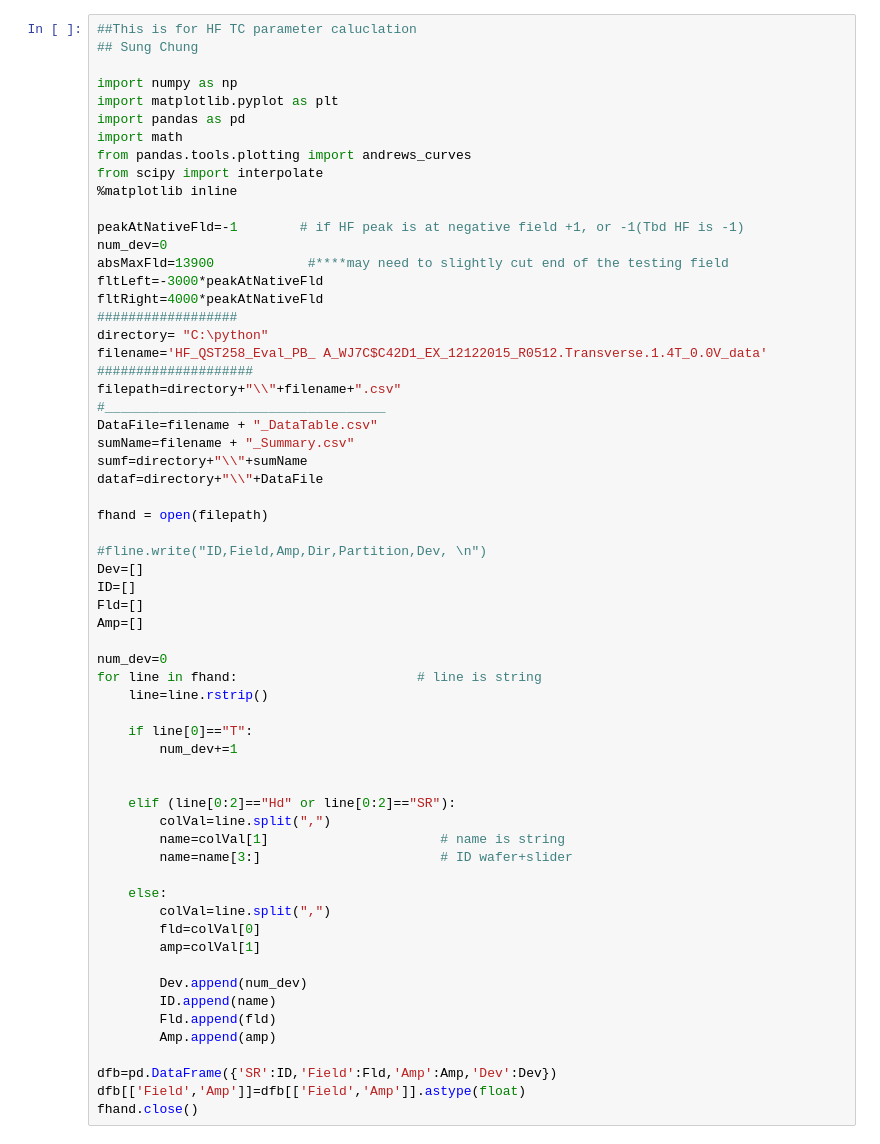
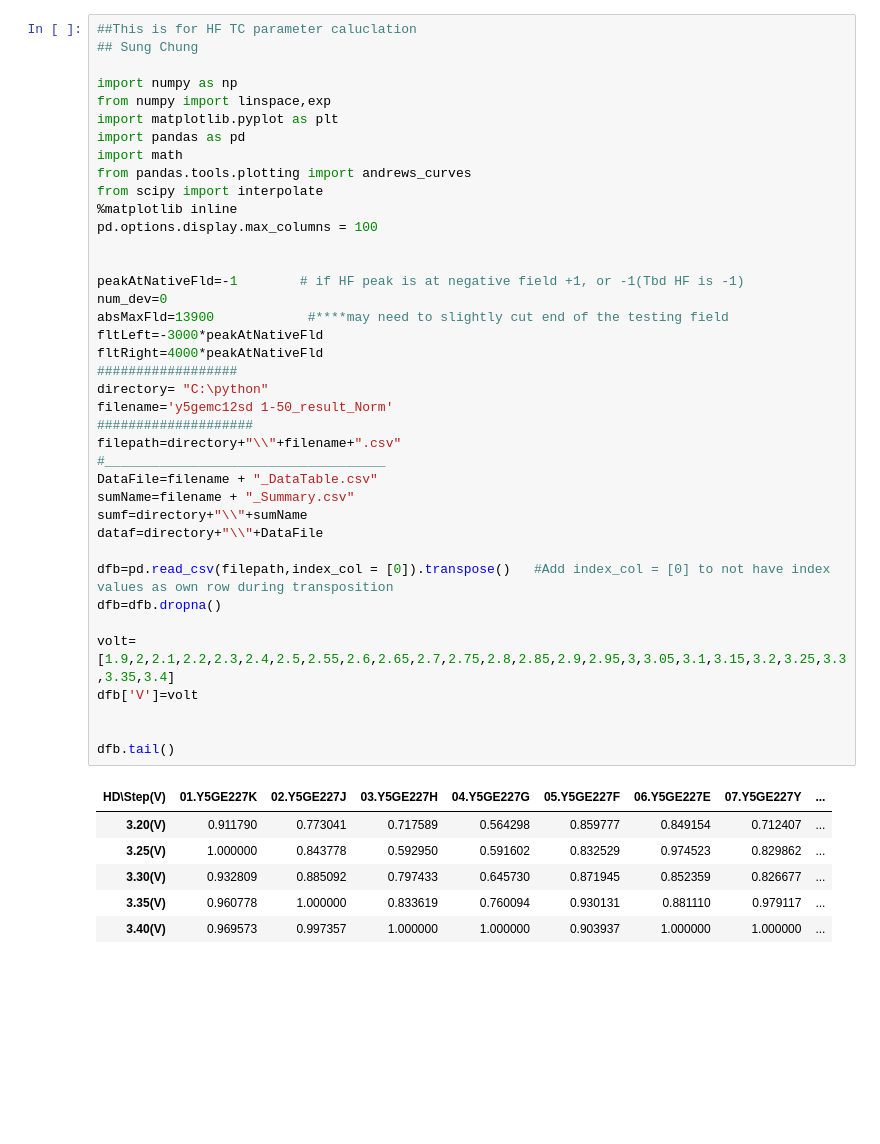
Before and after one commit to sung408/TbD_Normalized_Data_Fitting, a Jupyter notebook: TbD_Fitting.ipynb, the cells around one changed output. Cells and saved outputs as stored; diff of their text form; blank space fills up the shorter version.

```diff
--- a/TbD_Fitting.ipynb
+++ b/TbD_Fitting.ipynb
@@ -1,62 +1,46 @@
 # %%
 ##This is for HF TC parameter caluclation
 ## Sung Chung
 
 import numpy as np
+from numpy import linspace,exp
 import matplotlib.pyplot as plt
 import pandas as pd
 import math
 from pandas.tools.plotting import andrews_curves
 from scipy import interpolate
 %matplotlib inline
+pd.options.display.max_columns = 100
+
 
 peakAtNativeFld=-1        # if HF peak is at negative field +1, or -1(Tbd HF is -1)
 num_dev=0
 absMaxFld=13900            #****may need to slightly cut end of the testing field
 fltLeft=-3000*peakAtNativeFld
 fltRight=4000*peakAtNativeFld
 ##################
 directory= "C:\python"
-filename='HF_QST258_Eval_PB_ A_WJ7C$C42D1_EX_12122015_R0512.Transverse.1.4T_0.0V_data'
+filename='y5gemc12sd 1-50_result_Norm'
 ####################
 filepath=directory+"\\"+filename+".csv"
 #____________________________________
 DataFile=filename + "_DataTable.csv"
 sumName=filename + "_Summary.csv"
 sumf=directory+"\\"+sumName
 dataf=directory+"\\"+DataFile
 
-fhand = open(filepath)
+dfb=pd.read_csv(filepath,index_col = [0]).transpose()   #Add index_col = [0] to not have index values as own row during transposition
+dfb=dfb.dropna()
 
-#fline.write("ID,Field,Amp,Dir,Partition,Dev, \n")
-Dev=[]
-ID=[]
-Fld=[]
-Amp=[]
-
-num_dev=0
-for line in fhand:                       # line is string
-    line=line.rstrip()
-
-    if line[0]=="T":
-        num_dev+=1
+volt=[1.9,2,2.1,2.2,2.3,2.4,2.5,2.55,2.6,2.65,2.7,2.75,2.8,2.85,2.9,2.95,3,3.05,3.1,3.15,3.2,3.25,3.3,3.35,3.4]
+dfb['V']=volt
 
 
-    elif (line[0:2]=="Hd" or line[0:2]=="SR"):
-        colVal=line.split(",")
-        name=colVal[1]                      # name is string
-        name=name[3:]                       # ID wafer+slider
-
-    else:
-        colVal=line.split(",")
-        fld=colVal[0]
-        amp=colVal[1]
-
-        Dev.append(num_dev)
-        ID.append(name)
-        Fld.append(fld)
-        Amp.append(amp)
-
-dfb=pd.DataFrame({'SR':ID,'Field':Fld,'Amp':Amp,'Dev':Dev})
-dfb[['Field','Amp']]=dfb[['Field','Amp']].astype(float)
-fhand.close()
+dfb.tail()
+# %% [output]
+| HD\Step(V) | 01.Y5GE227K | 02.Y5GE227J | 03.Y5GE227H | 04.Y5GE227G | 05.Y5GE227F | 06.Y5GE227E | 07.Y5GE227Y | ... |
+| 3.20(V) | 0.911790 | 0.773041 | 0.717589 | 0.564298 | 0.859777 | 0.849154 | 0.712407 | ... |
+| 3.25(V) | 1.000000 | 0.843778 | 0.592950 | 0.591602 | 0.832529 | 0.974523 | 0.829862 | ... |
+| 3.30(V) | 0.932809 | 0.885092 | 0.797433 | 0.645730 | 0.871945 | 0.852359 | 0.826677 | ... |
+| 3.35(V) | 0.960778 | 1.000000 | 0.833619 | 0.760094 | 0.930131 | 0.881110 | 0.979117 | ... |
+| 3.40(V) | 0.969573 | 0.997357 | 1.000000 | 1.000000 | 0.903937 | 1.000000 | 1.000000 | ... |
```
Also changed, not shown: parts of 16 cells of this notebook.
